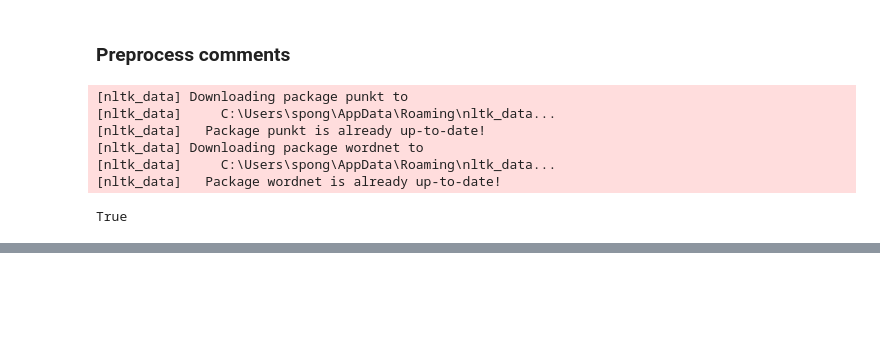
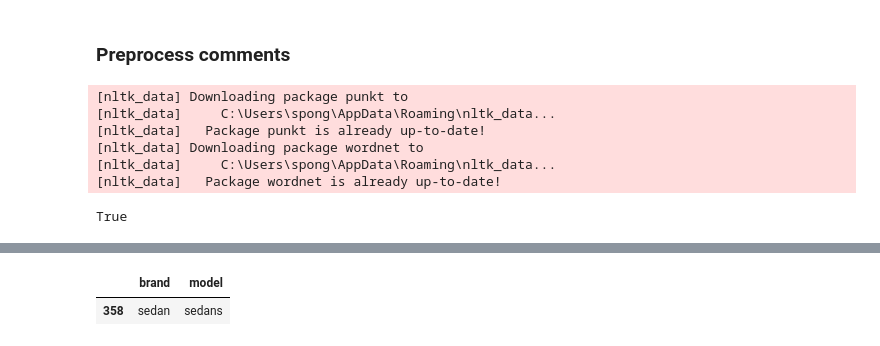
Before and after one commit to cdd6689/Twitter-Politics-Text-Analytics-project-, a Jupyter notebook: HW/HW1/HW1_notebook_matthew.ipynb, the cells around one changed output, grey strips where cells are left out. Saved outputs shown, nothing was run; the diff lists cells and outputs as text; code cells hidden in the pictures; blank space fills up the shorter version.

```diff
--- a/HW/HW1/HW1_notebook_matthew.ipynb
+++ b/HW/HW1/HW1_notebook_matthew.ipynb
@@ -124,0 +131,7 @@ Wall time: 7.22 s
+# %%
+models = pd.read_csv("models (5).csv", header = None)
+models.columns = ['brand', 'model']
+# %%
+## clean brand list
+models.loc[(models['brand'] == 'mercedes'),'brand'] = 'mercedes-benz'
+models.loc[(models['brand'] == 'kia.'),'brand'] = 'kia'
@@ -150,0 +221,5 @@ dtype: int64
+# %%
+models[models['brand'] == 'sedan']
+# %% [output]
+|  | brand | model |
+| 358 | sedan | sedans |
```
Also changed, not shown: parts of 9 cells of this notebook, 1 other file.
